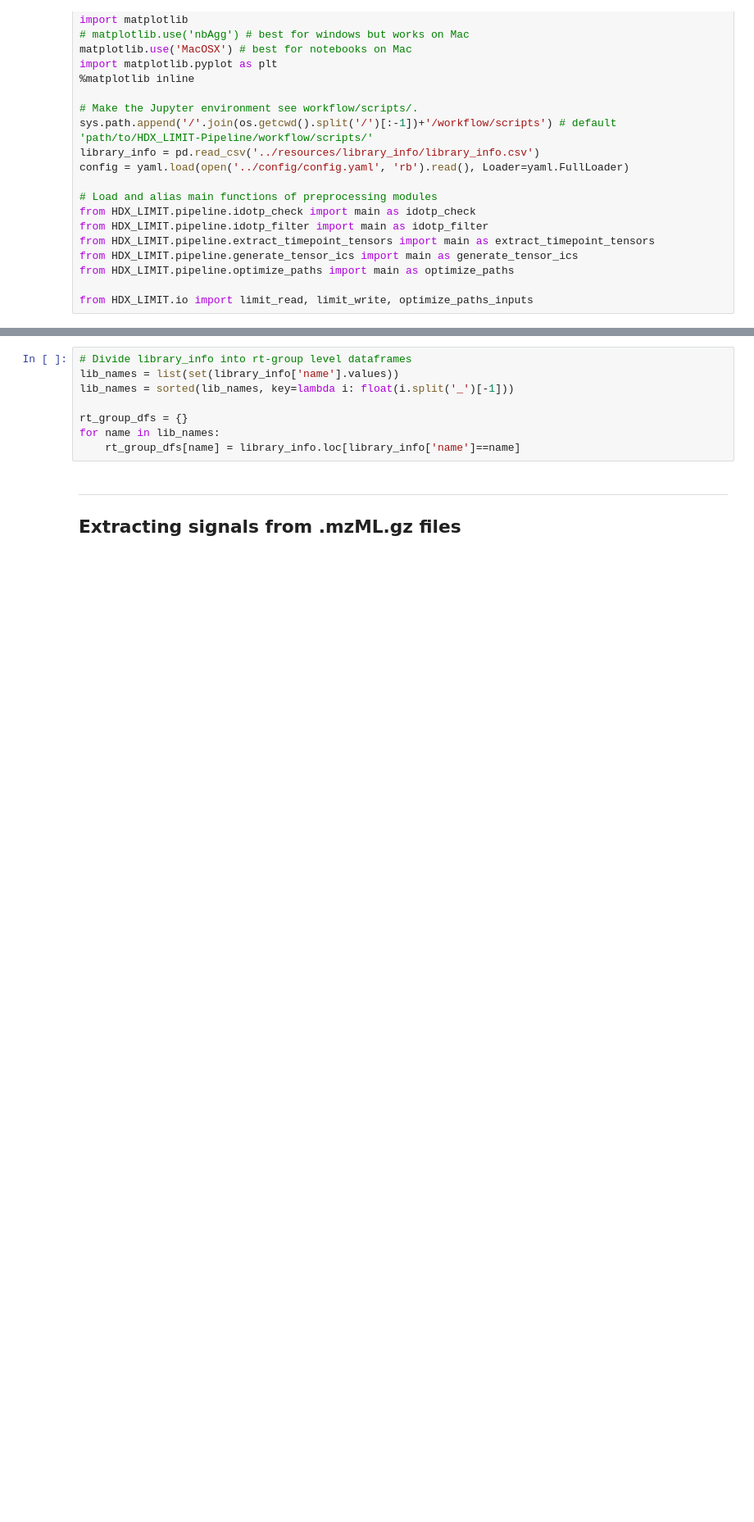
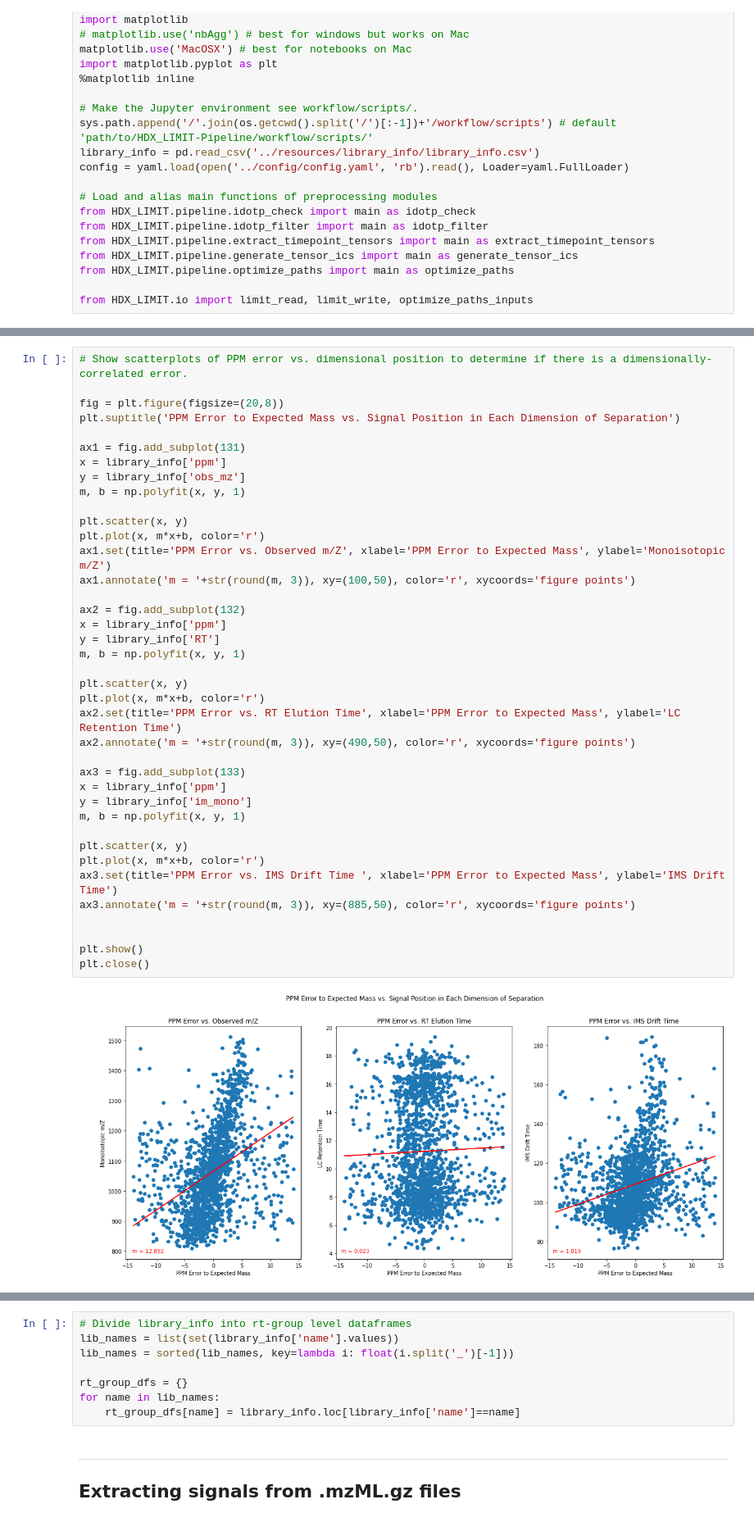
Before and after one commit to Rocklin-Lab/mhdx_pipeline, a Jupyter notebook: notebooks/2_signal_extraction_and_quality_control.ipynb, the cells around one changed output, grey strips where cells are left out. Shown at 82% size. Saved outputs shown, nothing was run; the diff lists cells and outputs as text; blank space fills up the shorter version.

```diff
--- a/notebooks/2_signal_extraction_and_quality_control.ipynb
+++ b/notebooks/2_signal_extraction_and_quality_control.ipynb
@@ -49,0 +54,41 @@ from HDX_LIMIT.io import limit_read, limit_write, optimize_paths_inputs
+# %%
+# Show scatterplots of PPM error vs. dimensional position to determine if there is a dimensionally-correlated error.
+
+fig = plt.figure(figsize=(20,8))
+plt.suptitle('PPM Error to Expected Mass vs. Signal Position in Each Dimension of Separation')
+
+ax1 = fig.add_subplot(131)
+x = library_info['ppm']
+y = library_info['obs_mz']
+m, b = np.polyfit(x, y, 1)
+
+plt.scatter(x, y)
+plt.plot(x, m*x+b, color='r')
+ax1.set(title='PPM Error vs. Observed m/Z', xlabel='PPM Error to Expected Mass', ylabel='Monoisotopic m/Z')
+ax1.annotate('m = '+str(round(m, 3)), xy=(100,50), color='r', xycoords='figure points')
+
+ax2 = fig.add_subplot(132)
+x = library_info['ppm']
+y = library_info['RT']
+m, b = np.polyfit(x, y, 1)
+
+plt.scatter(x, y)
+plt.plot(x, m*x+b, color='r')
+ax2.set(title='PPM Error vs. RT Elution Time', xlabel='PPM Error to Expected Mass', ylabel='LC Retention Time')
+ax2.annotate('m = '+str(round(m, 3)), xy=(490,50), color='r', xycoords='figure points')
+
+ax3 = fig.add_subplot(133)
+x = library_info['ppm']
+y = library_info['im_mono']
+m, b = np.polyfit(x, y, 1)
+
+plt.scatter(x, y)
+plt.plot(x, m*x+b, color='r')
+ax3.set(title='PPM Error vs. IMS Drift Time ', xlabel='PPM Error to Expected Mass', ylabel='IMS Drift Time')
+ax3.annotate('m = '+str(round(m, 3)), xy=(885,50), color='r', xycoords='figure points')
+
+
+plt.show()
+plt.close()
+# %% [output]
+[figure, added]
```
Also changed, not shown: parts of 4 cells of this notebook, 4 other files.
